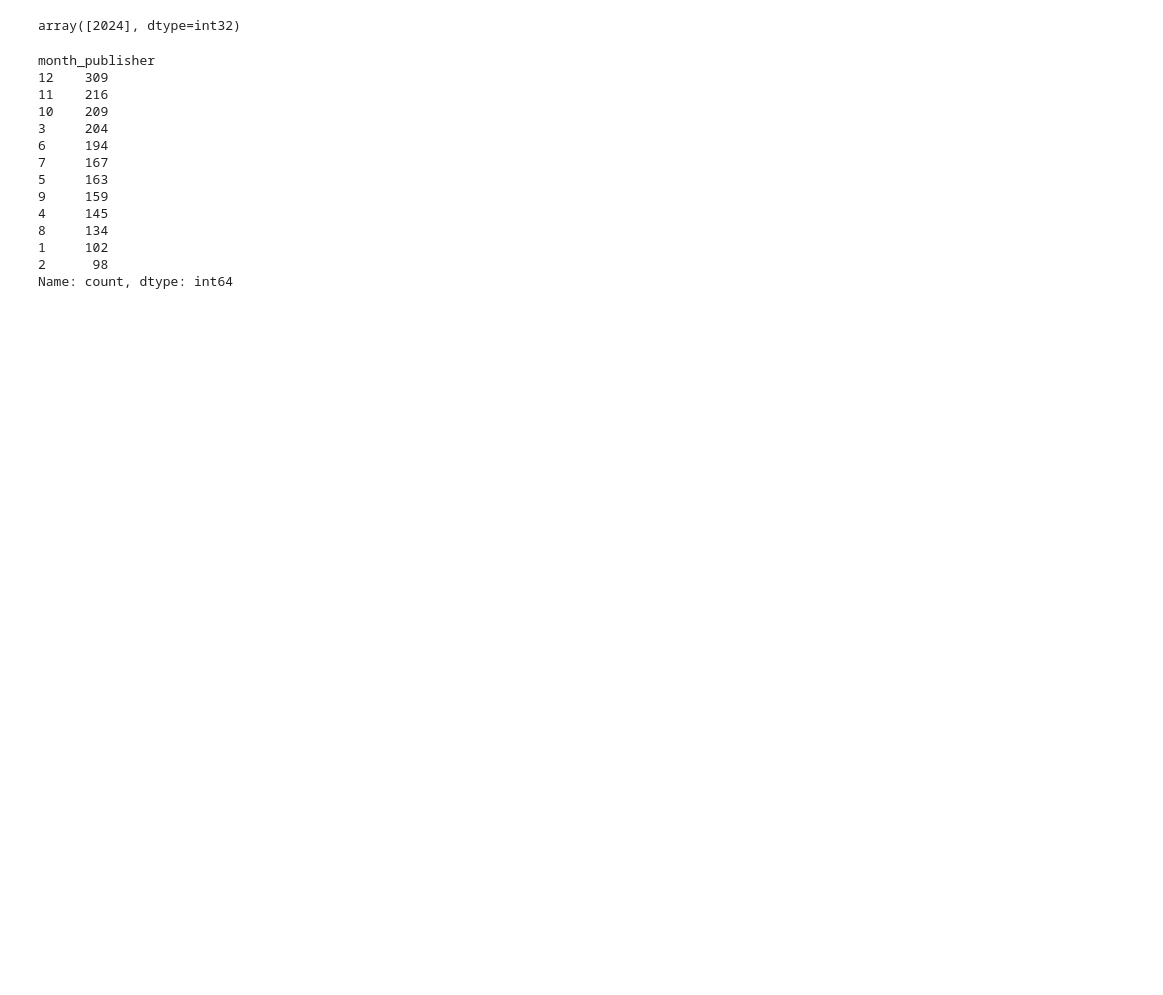
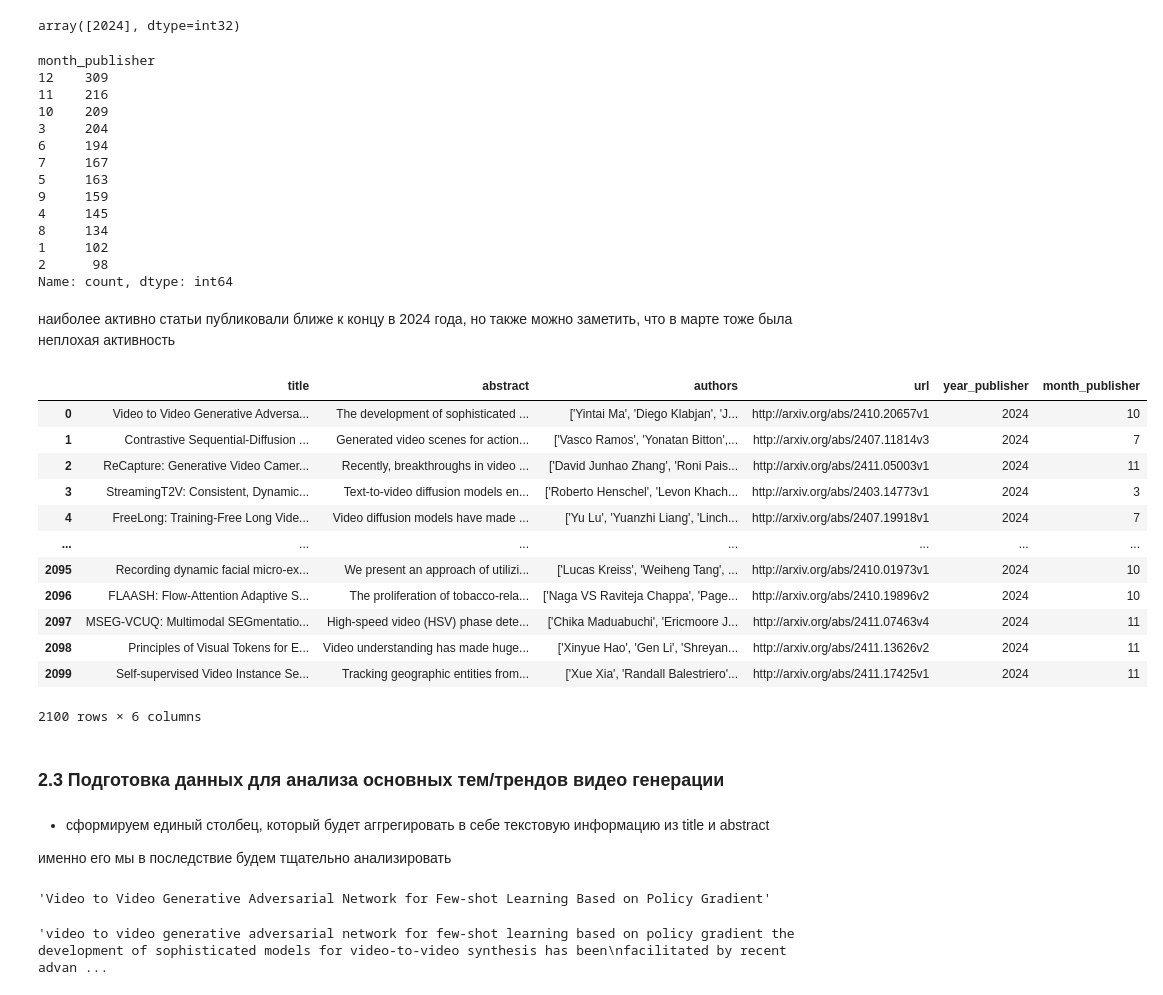
Before and after one commit to nikfilonenko/video_gen_trends_analysis, a Jupyter notebook: src/notebooks/arXiv_video_generation_trends.ipynb, the cells around one changed output. Cells and saved outputs as stored; diff of their text form; code cells hidden in the pictures; blank space fills up the shorter version.

```diff
--- a/src/notebooks/arXiv_video_generation_trends.ipynb
+++ b/src/notebooks/arXiv_video_generation_trends.ipynb
@@ -244,3 +287,38 @@ month_publisher
 1     102
 2      98
 Name: count, dtype: int64
+# %% [markdown]
+наиболее активно статьи публиковали ближе к концу в 2024 года, но также можно заметить, что в марте тоже была неплохая активность
+# %%
+df
+# %% [output]
+|  | title | abstract | authors | url | year_publisher | month_publisher |
+| 0 | Video to Video Generative Adversa... | The development of sophisticated ... | ['Yintai Ma', 'Diego Klabjan', 'J... | http://arxiv.org/abs/2410.20657v1 | 2024 | 10 |
+| 1 | Contrastive Sequential-Diffusion ... | Generated video scenes for action... | ['Vasco Ramos', 'Yonatan Bitton',... | http://arxiv.org/abs/2407.11814v3 | 2024 | 7 |
+| 2 | ReCapture: Generative Video Camer... | Recently, breakthroughs in video ... | ['David Junhao Zhang', 'Roni Pais... | http://arxiv.org/abs/2411.05003v1 | 2024 | 11 |
+| 3 | StreamingT2V: Consistent, Dynamic... | Text-to-video diffusion models en... | ['Roberto Henschel', 'Levon Khach... | http://arxiv.org/abs/2403.14773v1 | 2024 | 3 |
+| 4 | FreeLong: Training-Free Long Vide... | Video diffusion models have made ... | ['Yu Lu', 'Yuanzhi Liang', 'Linch... | http://arxiv.org/abs/2407.19918v1 | 2024 | 7 |
+| ... | ... | ... | ... | ... | ... | ... |
+| 2095 | Recording dynamic facial micro-ex... | We present an approach of utilizi... | ['Lucas Kreiss', 'Weiheng Tang', ... | http://arxiv.org/abs/2410.01973v1 | 2024 | 10 |
+| 2096 | FLAASH: Flow-Attention Adaptive S... | The proliferation of tobacco-rela... | ['Naga VS Raviteja Chappa', 'Page... | http://arxiv.org/abs/2410.19896v2 | 2024 | 10 |
+| 2097 | MSEG-VCUQ: Multimodal SEGmentatio... | High-speed video (HSV) phase dete... | ['Chika Maduabuchi', 'Ericmoore J... | http://arxiv.org/abs/2411.07463v4 | 2024 | 11 |
+| 2098 | Principles of Visual Tokens for E... | Video understanding has made huge... | ['Xinyue Hao', 'Gen Li', 'Shreyan... | http://arxiv.org/abs/2411.13626v2 | 2024 | 11 |
+| 2099 | Self-supervised Video Instance Se... | Tracking geographic entities from... | ['Xue Xia', 'Randall Balestriero'... | http://arxiv.org/abs/2411.17425v1 | 2024 | 11 |
+2100 rows × 6 columns
+# %% [markdown]
+### 2.3 Подготовка данных для анализа основных тем/трендов видео генерации
+# %% [markdown]
+- сформируем единый столбец, который будет аггрегировать в себе текстовую информацию из title и abstract
+
+именно его мы в последствие будем тщательно анализировать
+# %%
+df['title'][0]
+# %% [output]
+'Video to Video Generative Adversarial Network for Few-shot Learning Based on Policy Gradient'
+# %%
+df['text'] = df['title'] + ' ' + df['abstract']
+
+df.loc[:, 'text'] = df['text'].apply(lambda x: str(x).lower())
+df['text'][0]
+# %% [output]
+'video to video generative adversarial network for few-shot learning based on policy gradient the development of sophisticated models for video-to-video synthesis has been\nfacilitated by recent advan ...
```
Also changed, not shown: parts of 26 cells of this notebook, 3 other files.
